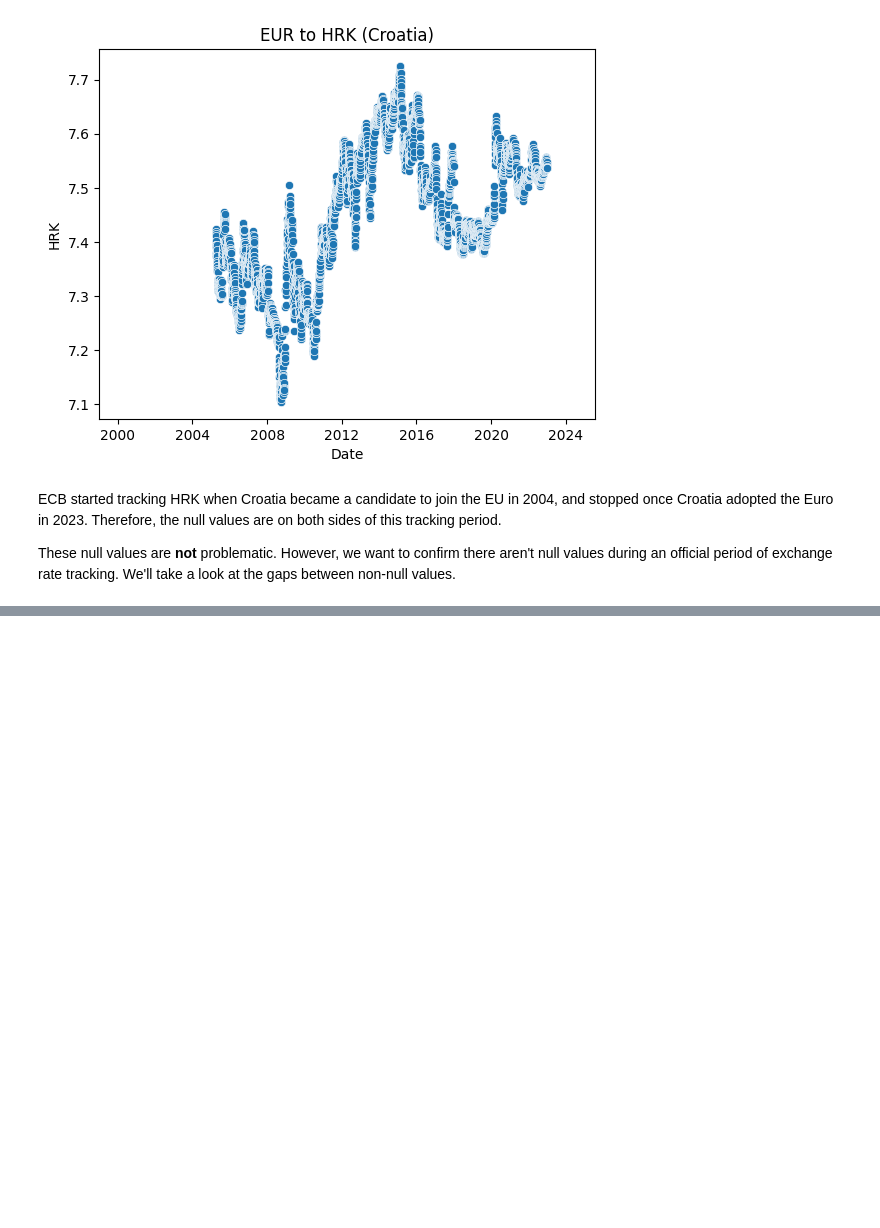
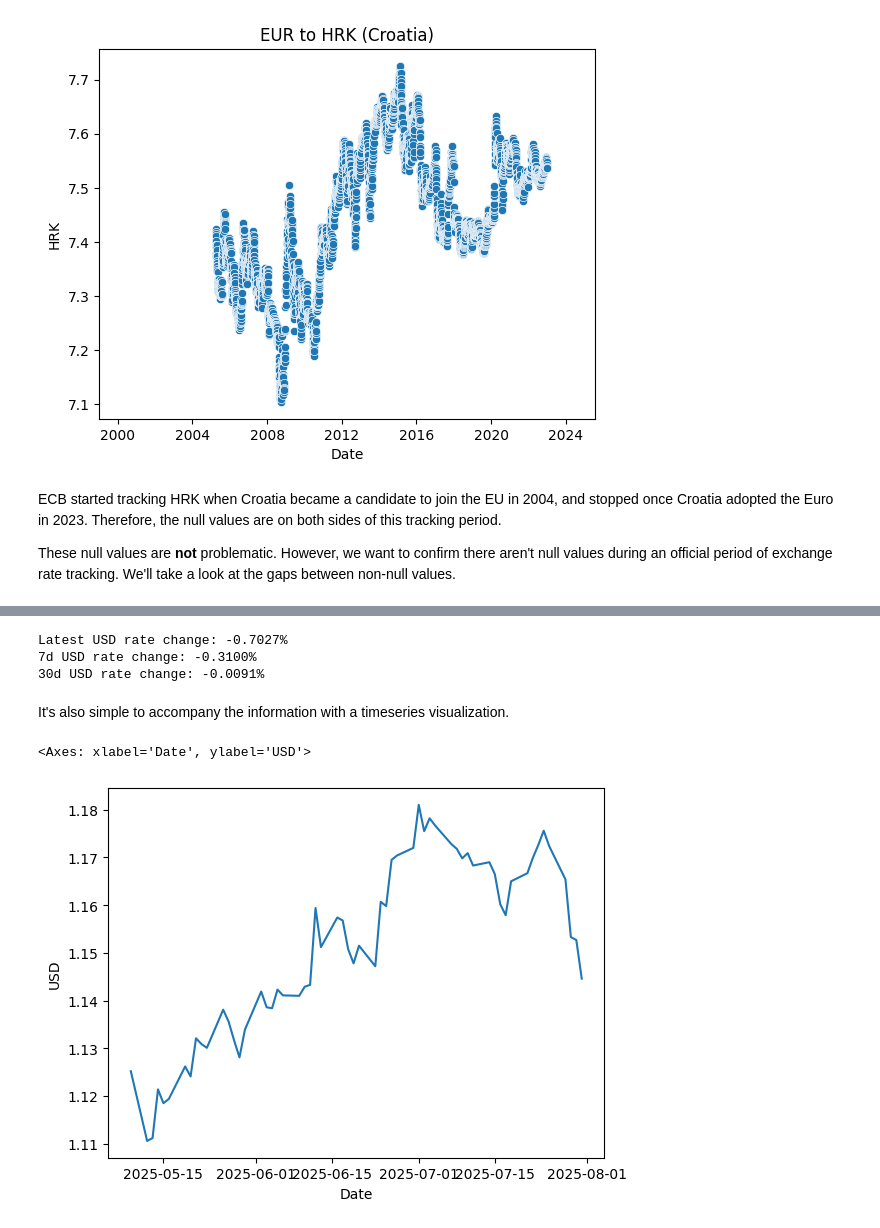
Before and after one commit to kldykstra/currency-track, a Jupyter notebook: analysis/explore.ipynb, the cells around one changed output, grey strips where cells are left out. Cells and saved outputs as stored; diff of their text form; code cells hidden in the pictures; blank space fills up the shorter version.

Commit message:
Add completed data exploration

```diff
--- a/analysis/explore.ipynb
+++ b/analysis/explore.ipynb
@@ -66,0 +95,3 @@ Name: count, dtype: int64
+# %%
+null_columns = df.columns[df.isnull().all()]
+df = df.drop(columns=null_columns)
@@ -187,0 +238,29 @@ german_holidays_dates
+# %%
+usd = df.sort_index(ascending=True)['USD']
+
+# get windows of 7 and 30 days
+usd_7d = usd.rolling(window=7, step=7).mean()
+usd_30d = usd.rolling(window=30, step=30).mean()
+
+# get the percentage change of the latest rate compared to the prior period
+usd_perc_change = (usd.iloc[-1] - usd.iloc[-2]) / usd.iloc[-2] * 100
+
+# get the percentage change of the 7d and 30d windows compared to the prior period
+usd_7d_perc_change = (usd_7d.iloc[-1] - usd_7d.iloc[-2]) / usd_7d.iloc[-2] * 100
+usd_30d_perc_change = (usd_30d.iloc[-1] - usd_30d.iloc[-2]) / usd_30d.iloc[-2] * 100
+
+print(f'Latest USD rate change: {usd_perc_change:.4f}%')
+print(f'7d USD rate change: {usd_7d_perc_change:.4f}%')
+print(f'30d USD rate change: {usd_30d_perc_change:.4f}%')
+# %% [output]
+Latest USD rate change: -0.7027%
+7d USD rate change: -0.3100%
+30d USD rate change: -0.0091%
+# %% [markdown]
+It's also simple to accompany the information with a timeseries visualization.
+# %%
+# plot the latest 60 days of data
+sns.lineplot(usd.iloc[-60:])
+# %% [output]
+<Axes: xlabel='Date', ylabel='USD'>
+[figure, added]
```
Also changed, not shown: parts of 18 cells of this notebook.
